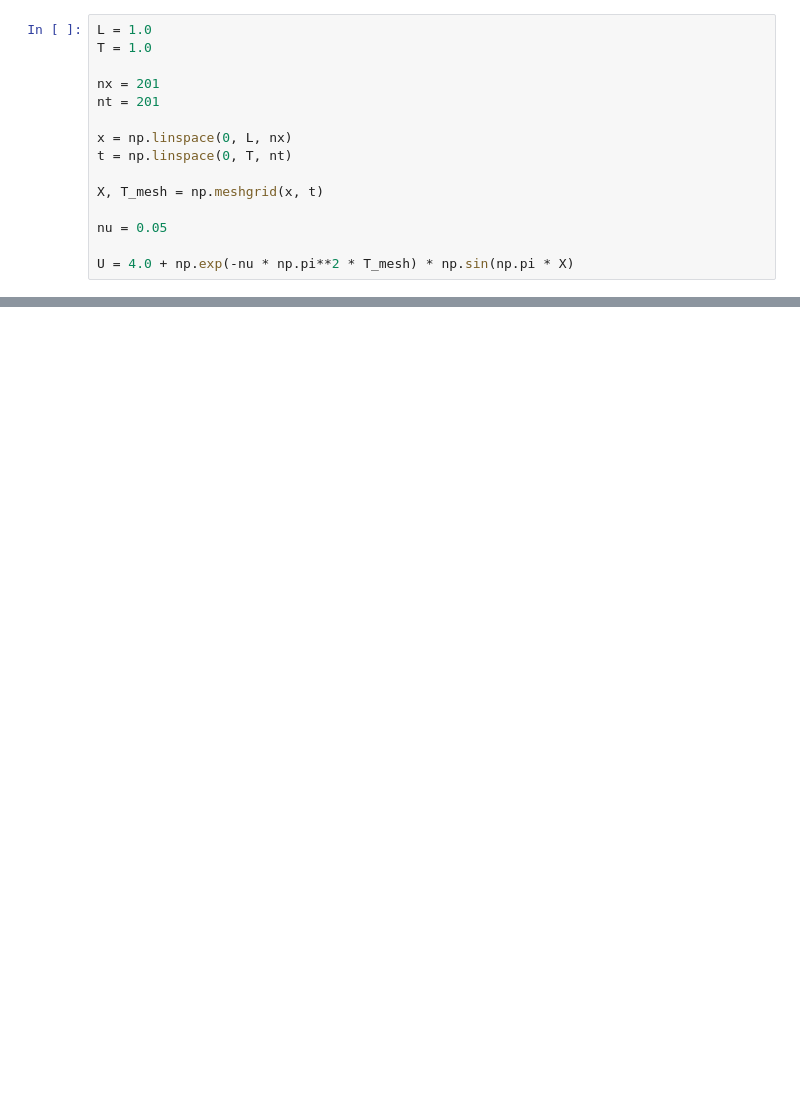
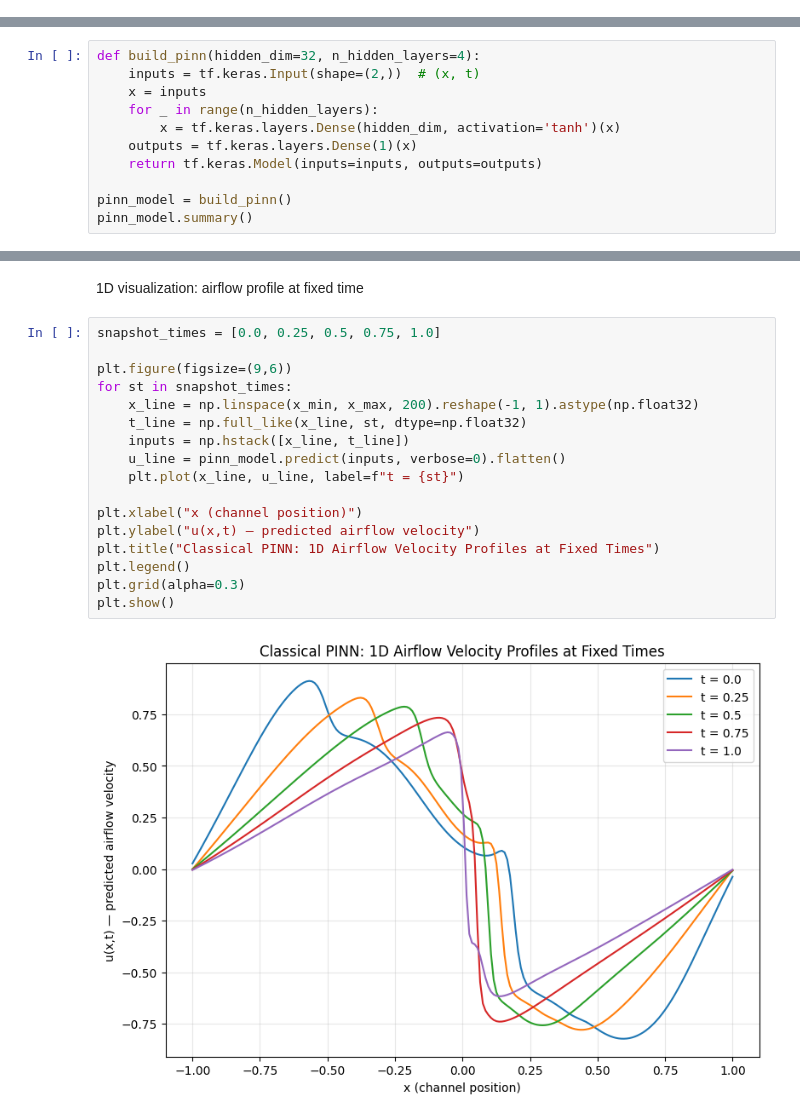
Before and after one commit to Sirishagithub2367/qapinn-smart-manufacturing, a Jupyter notebook: notebooks/ev_battery_cooling/EV_Battery_PINN.ipynb, the cells around one changed output, grey strips where cells are left out. Saved outputs shown, nothing was run; the diff lists cells and outputs as text; blank space fills up the shorter version.

Commit message:
Replace EV Battery PINN with corrected version including full training and parameter count

```diff
--- a/notebooks/ev_battery_cooling/EV_Battery_PINN.ipynb
+++ b/notebooks/ev_battery_cooling/EV_Battery_PINN.ipynb
@@ -58,15 +0,0 @@ Solve Burgers' Equation
-# %%
-L = 1.0
-T = 1.0
-
-nx = 201
-nt = 201
-
-x = np.linspace(0, L, nx)
-t = np.linspace(0, T, nt)
-
-X, T_mesh = np.meshgrid(x, t)
-
-nu = 0.05
-
-U = 4.0 + np.exp(-nu * np.pi**2 * T_mesh) * np.sin(np.pi * X)
@@ -666,0 +60,11 @@ PINN model saved successfully!
+# %%
+def build_pinn(hidden_dim=32, n_hidden_layers=4):
+    inputs = tf.keras.Input(shape=(2,))  # (x, t)
+    x = inputs
+    for _ in range(n_hidden_layers):
+        x = tf.keras.layers.Dense(hidden_dim, activation='tanh')(x)
+    outputs = tf.keras.layers.Dense(1)(x)
+    return tf.keras.Model(inputs=inputs, outputs=outputs)
+
+pinn_model = build_pinn()
+pinn_model.summary()
@@ -666,0 +214,21 @@ PINN model saved successfully!
+# %% [markdown]
+1D visualization: airflow profile at fixed time
+# %%
+snapshot_times = [0.0, 0.25, 0.5, 0.75, 1.0]
+
+plt.figure(figsize=(9,6))
+for st in snapshot_times:
+    x_line = np.linspace(x_min, x_max, 200).reshape(-1, 1).astype(np.float32)
+    t_line = np.full_like(x_line, st, dtype=np.float32)
+    inputs = np.hstack([x_line, t_line])
+    u_line = pinn_model.predict(inputs, verbose=0).flatten()
+    plt.plot(x_line, u_line, label=f"t = {st}")
+
+plt.xlabel("x (channel position)")
+plt.ylabel("u(x,t) — predicted airflow velocity")
+plt.title("Classical PINN: 1D Airflow Velocity Profiles at Fixed Times")
+plt.legend()
+plt.grid(alpha=0.3)
+plt.show()
+# %% [output]
+[figure, added]
```
Also changed, not shown: parts of 84 cells of this notebook.
